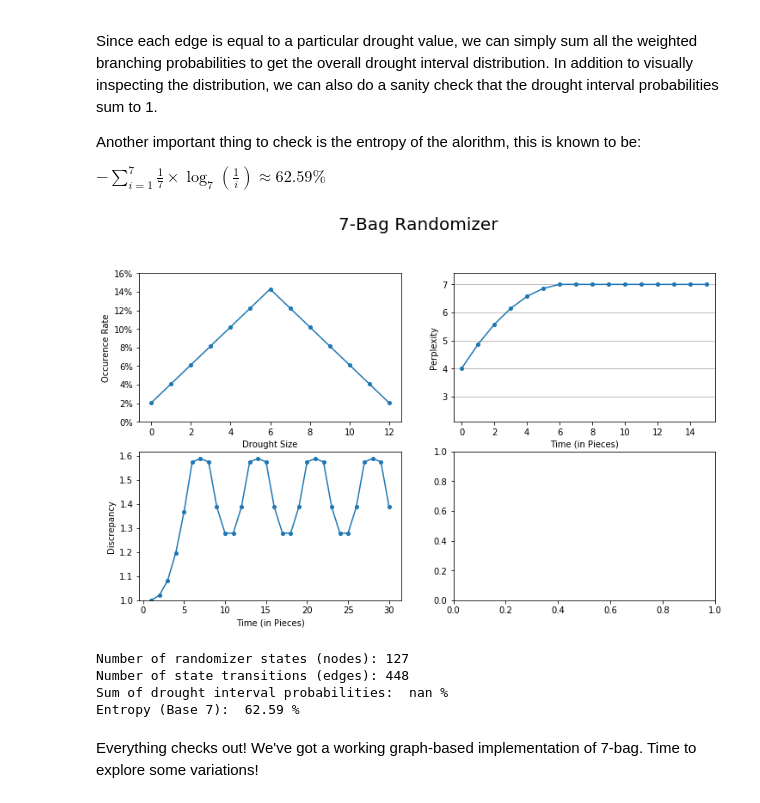
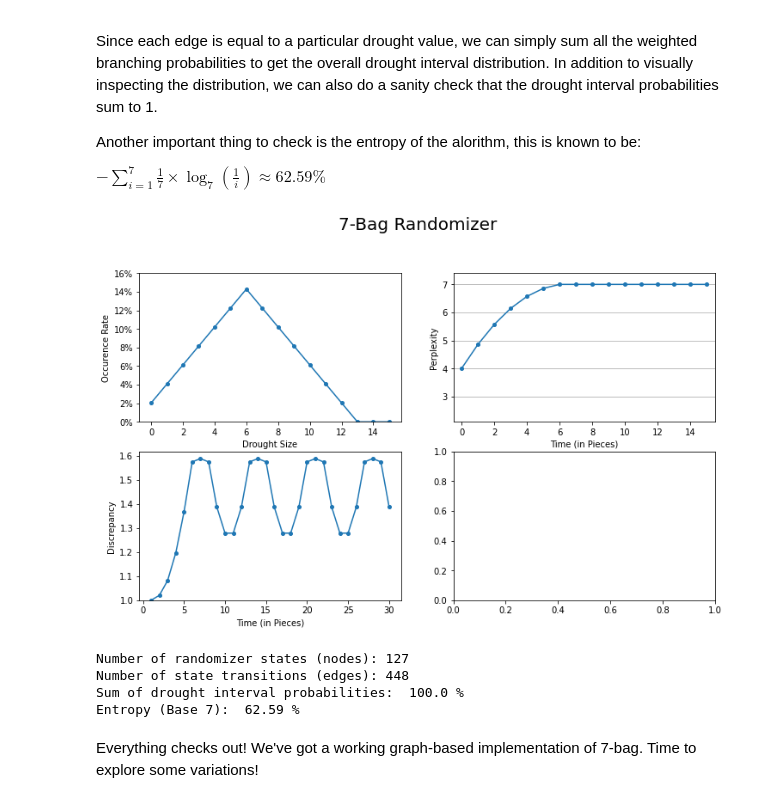
Before and after one commit to ericjtaylor/new_bags, a Jupyter notebook: new_bag.ipynb, the cells around one changed output. Cells and saved outputs as stored; diff of their text form; code cells hidden in the pictures.

```diff
--- a/new_bag.ipynb
+++ b/new_bag.ipynb
@@ -508,7 +508,7 @@ def plot_counter(name, drought, perplexity, discrepancy):
 
     from matplotlib.ticker import FuncFormatter
 
-    drought = trimws(drought)
+    drought = drought
     perplexity = trimws(perplexity)
     discrepancy = trimws(discrepancy)
 
@@ -543,37 +543,37 @@ def plot_counter(name, drought, perplexity, discrepancy):
     ax3.set_ylabel("Discrepancy")
 
     plt.show()
 
 
 def rand_report(G, name, save=False):
 
 #     G = fold_graph(G)
 
     stable = get_eigenvector(G)
     drought_dist = get_drought_dist(G, stable)
     entropy = get_entropy(G, stable)
     perplexity_dist = get_perplexity_dist(G, stable, time_max=15)
     discrepancy_dist = get_discrepancy_dist(G, stable, time_max=30)
 
     plot_counter(name, drought_dist, perplexity_dist, discrepancy_dist)
 
     print("Number of randomizer states (nodes):", len(G))
     print("Number of state transitions (edges):", len(G.edges()))
     print("Sum of drought interval probabilities: ",
           round(100 * sum(drought_dist.values()), 2), "%")
     print("Entropy (Base 7): ", round(100 * entropy, 2), "%")
     print()
 
     if save == True:
         write_rand(G, name)
 
 
 rand_report(B7, "7-Bag")
 # %% [output]
-[figure, old version]
+[figure, new version]
 Number of randomizer states (nodes): 127
 Number of state transitions (edges): 448
-Sum of drought interval probabilities:  nan %
+Sum of drought interval probabilities:  100.0 %
 Entropy (Base 7):  62.59 %
 # %% [markdown]
 Everything checks out! We've got a working graph-based implementation of 7-bag. Time to explore some variations!
```
Also changed, not shown: parts of 34 cells of this notebook.
